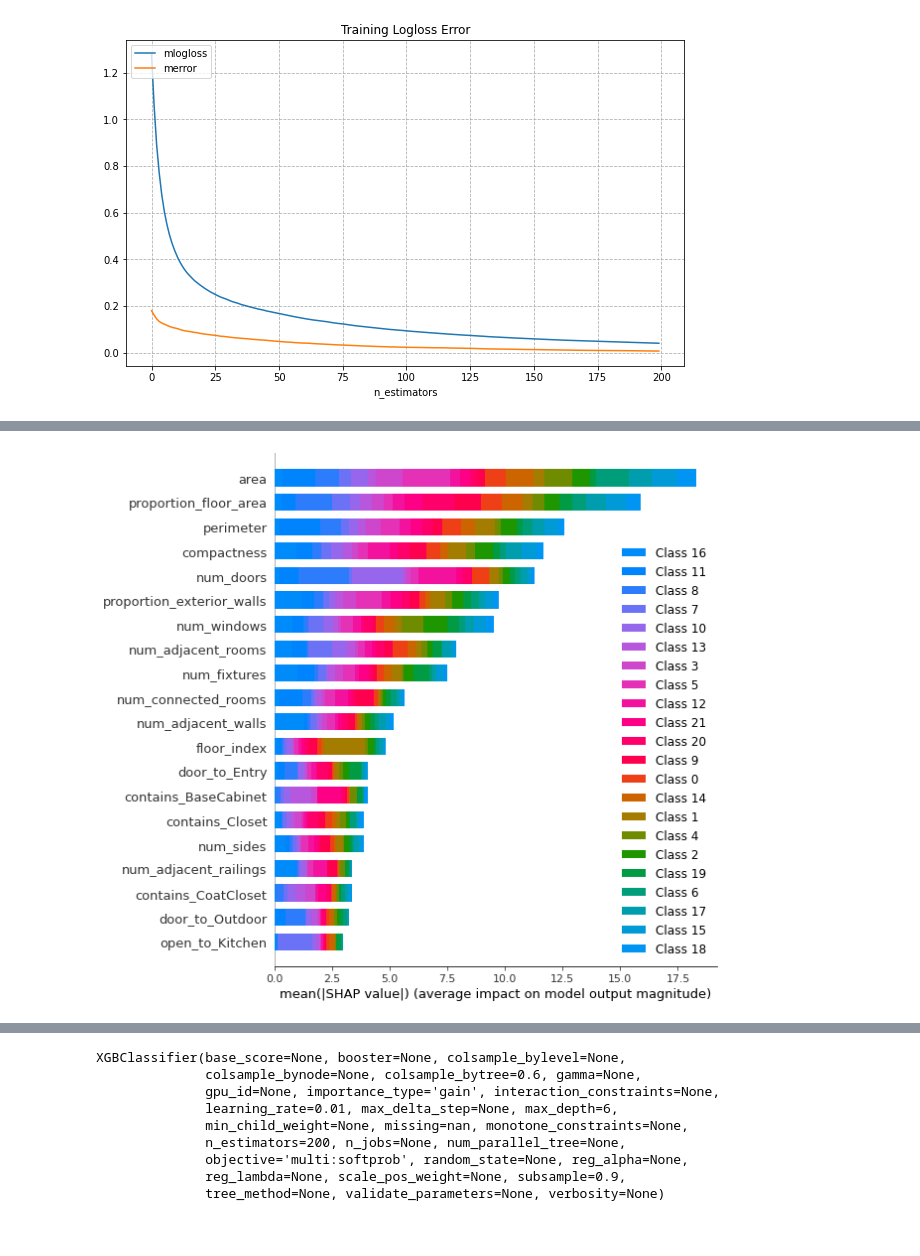
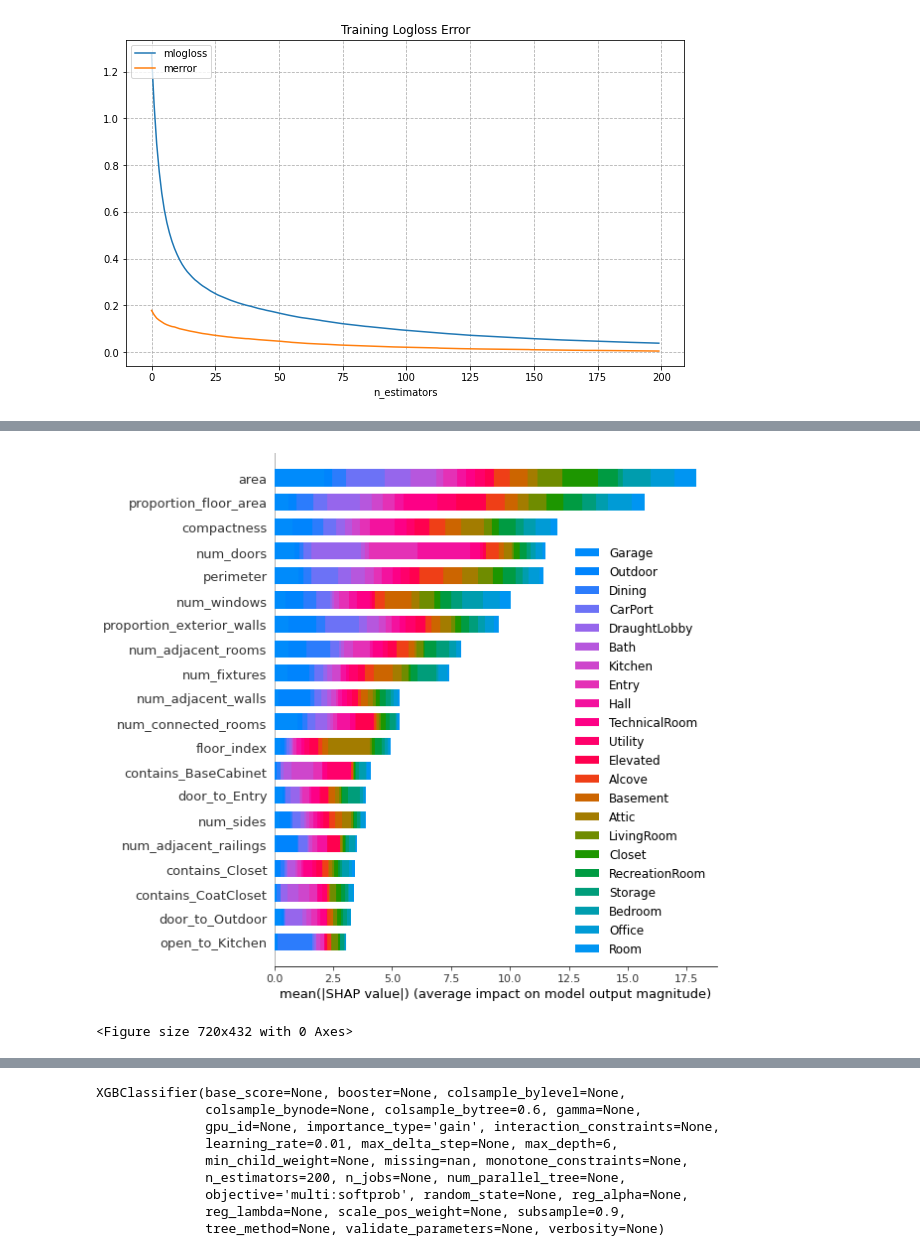
Before and after one commit to cltarchitecture/2021-spring-studio-lab, a Jupyter notebook: Machine Learning/XGB_Final.ipynb, the cells around one changed output, grey strips where cells are left out. Cells and saved outputs as stored; diff of their text form; code cells hidden in the pictures.

```diff
--- a/Machine Learning/XGB_Final.ipynb
+++ b/Machine Learning/XGB_Final.ipynb
@@ -229,6 +236,8 @@ shap.summary_plot(shap_values, X_train_train, plot_type="bar")
-# %%
-shap.summary_plot(shap_values, X_train_train)
-# %% [output]
-[figure, removed]
+# %%
+shap.summary_plot(shap_values, X_train_train,class_names=xgb.classes_, title='XGBoost Feature Importance')
+plt.savefig('feature_imprt_shap.png')
+# %% [output]
+[figure, added]
+<Figure size 720x432 with 0 Axes>
 # %%
 shap.dependence_plot("area", shap_values[0], X_train_train)
```
Also changed, not shown: parts of 16 cells of this notebook, 5 other files.
